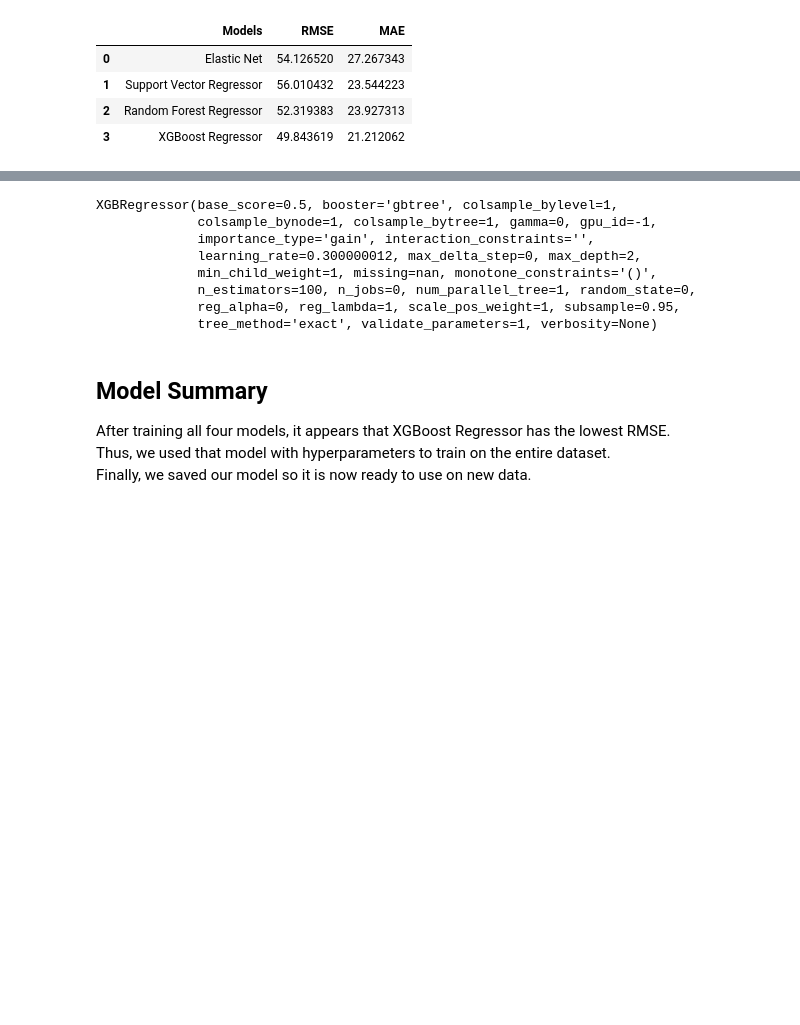
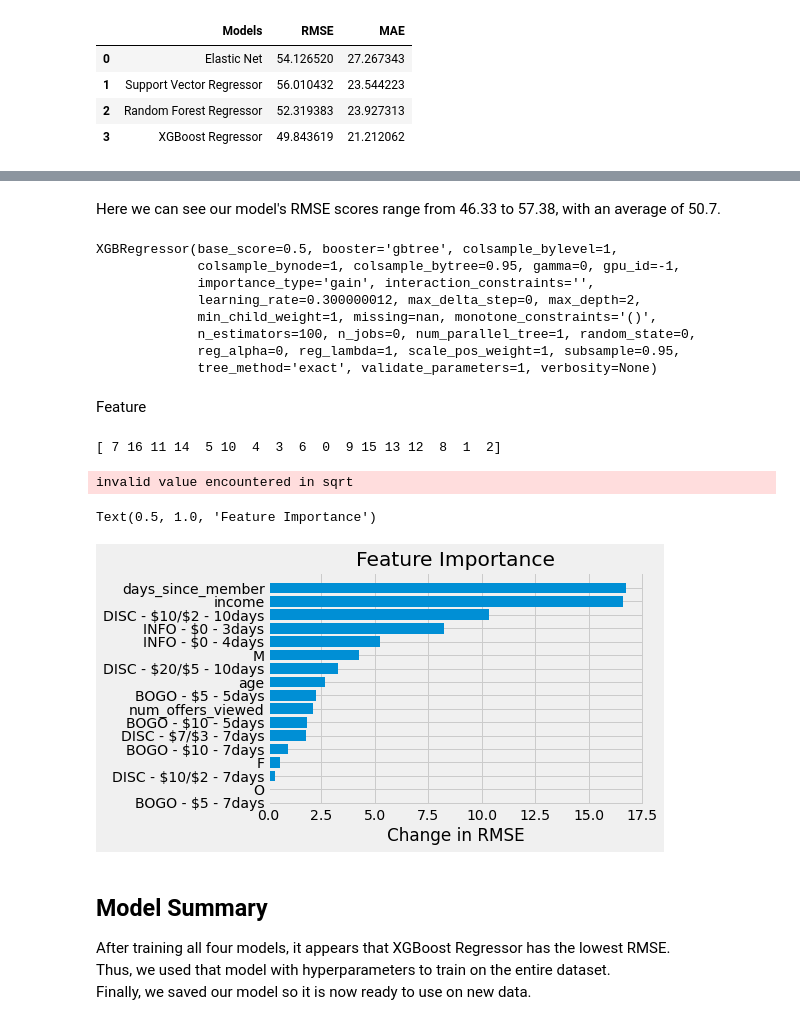
Before and after one commit to jnish23/Starbucks-Capstone, a Jupyter notebook: Starbucks_Capstone_notebook.ipynb, the cells around one changed output, grey strips where cells are left out. Cells and saved outputs as stored; diff of their text form; code cells hidden in the pictures; blank space fills up the shorter version.

Commit message:
Feat: Add feature importance section

```diff
--- a/Starbucks_Capstone_notebook.ipynb
+++ b/Starbucks_Capstone_notebook.ipynb
@@ -935,7 +940,7 @@ pipeline = Pipeline([
     ('est', RandomForestRegressor())
 ])
 
-params = {'est__max_depth':[None, 4, 6],
+params = {'est__max_depth':[None, 2, 4, 6, 8],
          'est__min_samples_split': np.linspace(0.1, 1, 5),
          'est__min_samples_leaf':np.linspace(0.1, 1, 5)}
 
@@ -1004,7 +1009,7 @@ best_en: 'est__alpha': 0.01, 'est__l1_ratio': 0.1
 params = {'max_depth': [2, 3, 4, 5, 6],
          'subsample':[0.85, 0.9, 0.95],
          'colsample_bytree':[0.9, 0.95, 1],
-         'gamma': [0]}
+         'gamma': [0, 3]}
 
 xgbr_cv = GridSearchCV(xgb.XGBRegressor(),
                        param_grid = params,
@@ -1053,13 +1084,15 @@ results
+# %% [markdown]
+Here we can see our model's RMSE scores range from 46.33 to 57.38, with an average of 50.7.
 # %%
 final_xgbr = xgb.XGBRegressor(max_depth = 2,
                     subsample=0.95,
-                    colsample_bytree=1,
+                    colsample_bytree=0.95,
                     gamma=0)
 
 final_xgbr.fit(X_imp, y_imp)
 # %% [output]
 XGBRegressor(base_score=0.5, booster='gbtree', colsample_bylevel=1,
-             colsample_bynode=1, colsample_bytree=1, gamma=0, gpu_id=-1,
+             colsample_bynode=1, colsample_bytree=0.95, gamma=0, gpu_id=-1,
              importance_type='gain', interaction_constraints='',
              learning_rate=0.300000012, max_delta_step=0, max_depth=2,
              min_child_weight=1, missing=nan, monotone_constraints='()',
@@ -1070,6 +1103,22 @@ XGBRegressor(base_score=0.5, booster='gbtree', colsample_bylevel=1,
 
 with open('xgb_model.pkl', 'wb') as file:
     pickle.dump(final_xgbr, file)
+# %% [markdown]
+Feature
+# %%
+perm_importance = permutation_importance(final_xgbr, X_test_imp, y_test_imp, scoring="neg_mean_squared_error")
+
+sorted_idx = perm_importance.importances_mean.argsort()
+rmse_perm_importance = np.array([np.sqrt(x) for x in perm_importance.importances_mean])
+
+plt.barh(X_train_imp.columns[sorted_idx], rmse_perm_importance[sorted_idx])
+plt.xlabel("Change in RMSE")
+plt.title("Feature Importance")
+# %% [output]
+[ 7 16 11 14  5 10  4  3  6  0  9 15 13 12  8  1  2]
+invalid value encountered in sqrt
+Text(0.5, 1.0, 'Feature Importance')
+[figure, added]
 # %% [markdown]
 ## Model Summary
 
```
Also changed, not shown: parts of 10 cells of this notebook, 1 other file.
